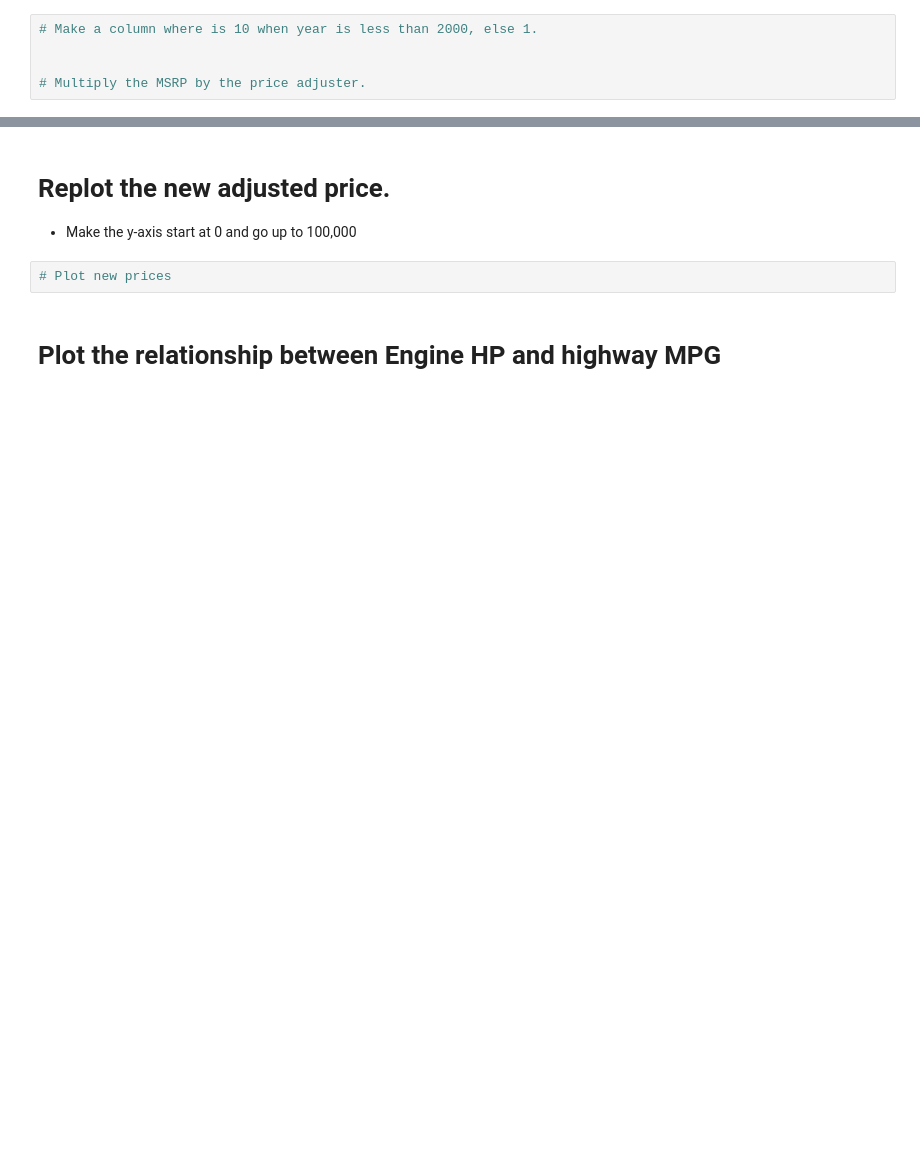
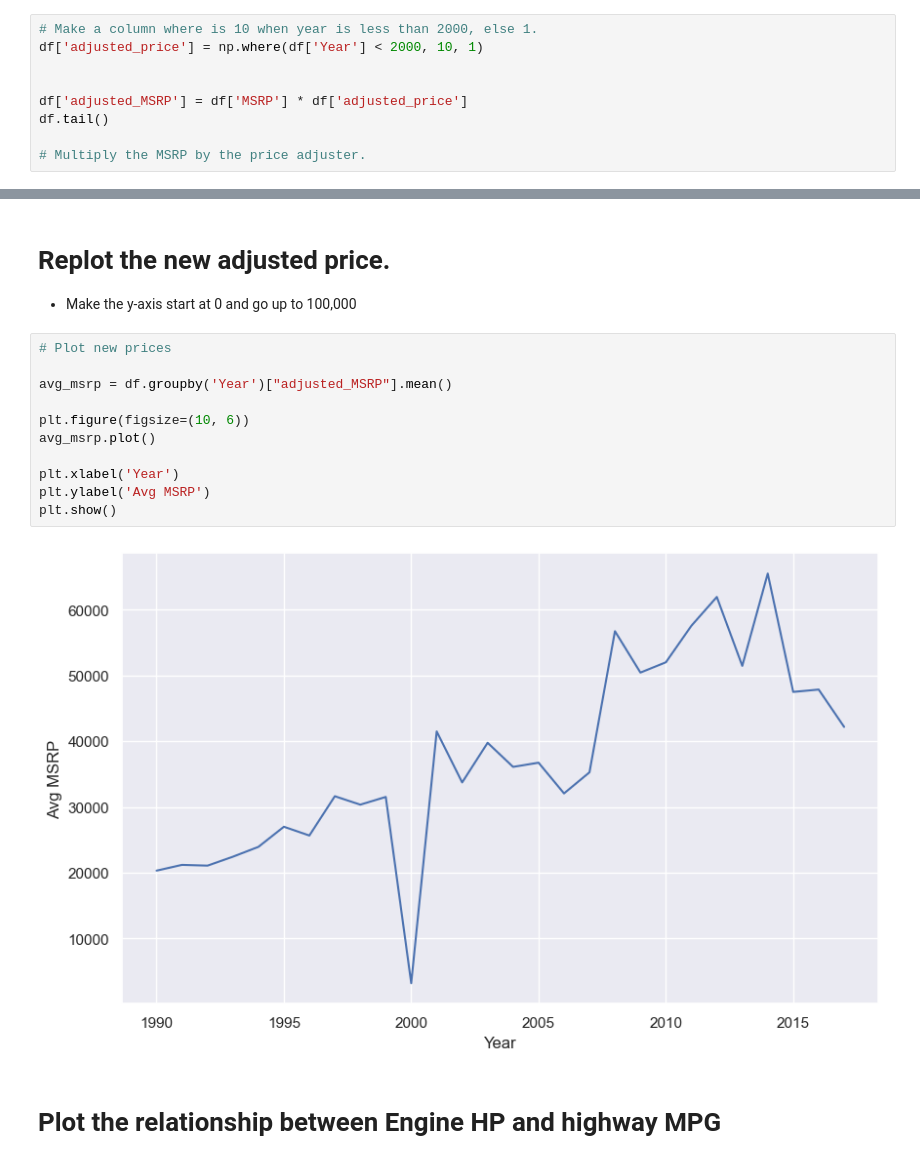
Before and after one commit to tanmima7887/My-fork-2023-fall-data-science-fridays, a Jupyter notebook: Week-02-Data-Viz-EDA/Exercise-TanmimAhmmed.ipynb, the cells around one changed output, grey strips where cells are left out. Cells and saved outputs as stored; diff of their text form; blank space fills up the shorter version.

```diff
--- a/Week-02-Data-Viz-EDA/Exercise-TanmimAhmmed.ipynb
+++ b/Week-02-Data-Viz-EDA/Exercise-TanmimAhmmed.ipynb
@@ -107,6 +201,10 @@ Make a new column that is called `adjusted_price`, that contains all prices, how
    * Hint; you might need to use our old friend `np.where`
 # %%
 # Make a column where is 10 when year is less than 2000, else 1.
+df['adjusted_price'] = np.where(df['Year'] < 2000, 10, 1)
 
 
+df['adjusted_MSRP'] = df['MSRP'] * df['adjusted_price']
+df.tail()
+
 # Multiply the MSRP by the price adjuster.
@@ -113,8 +218,19 @@ Make a new column that is called `adjusted_price`, that contains all prices, how
 # %% [markdown]
 # Replot the new adjusted price.
 * Make the y-axis start at 0 and go up to 100,000
-# %%
-# Plot new prices
+# %%
+# Plot new prices
+
+avg_msrp = df.groupby('Year')["adjusted_MSRP"].mean()
+
+plt.figure(figsize=(10, 6))
+avg_msrp.plot()
+
+plt.xlabel('Year')
+plt.ylabel('Avg MSRP')
+plt.show()
+# %% [output]
+[figure, added]
 # %% [markdown]
 # Plot the relationship between Engine HP and highway MPG
 # %%
```
Also changed, not shown: parts of 19 cells of this notebook.
